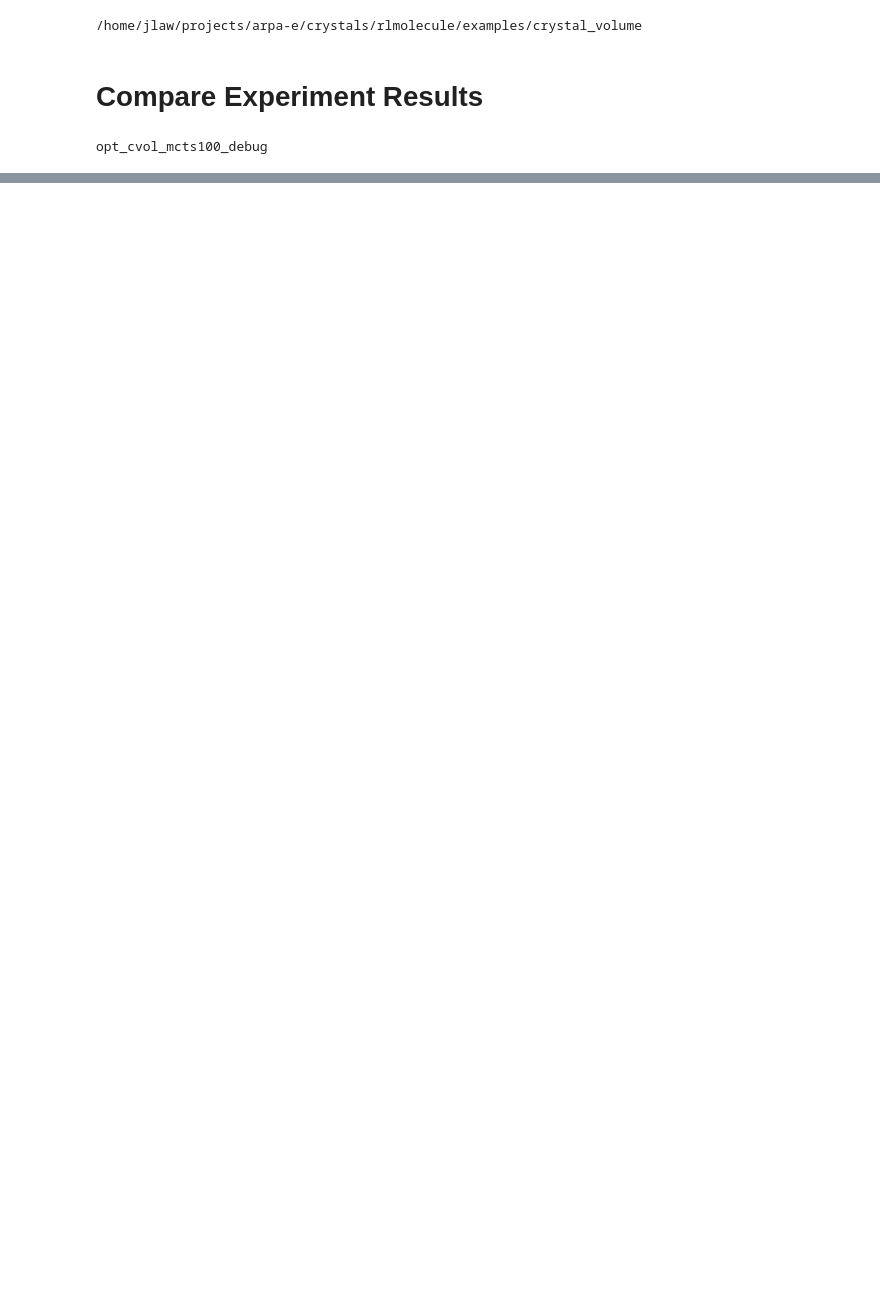
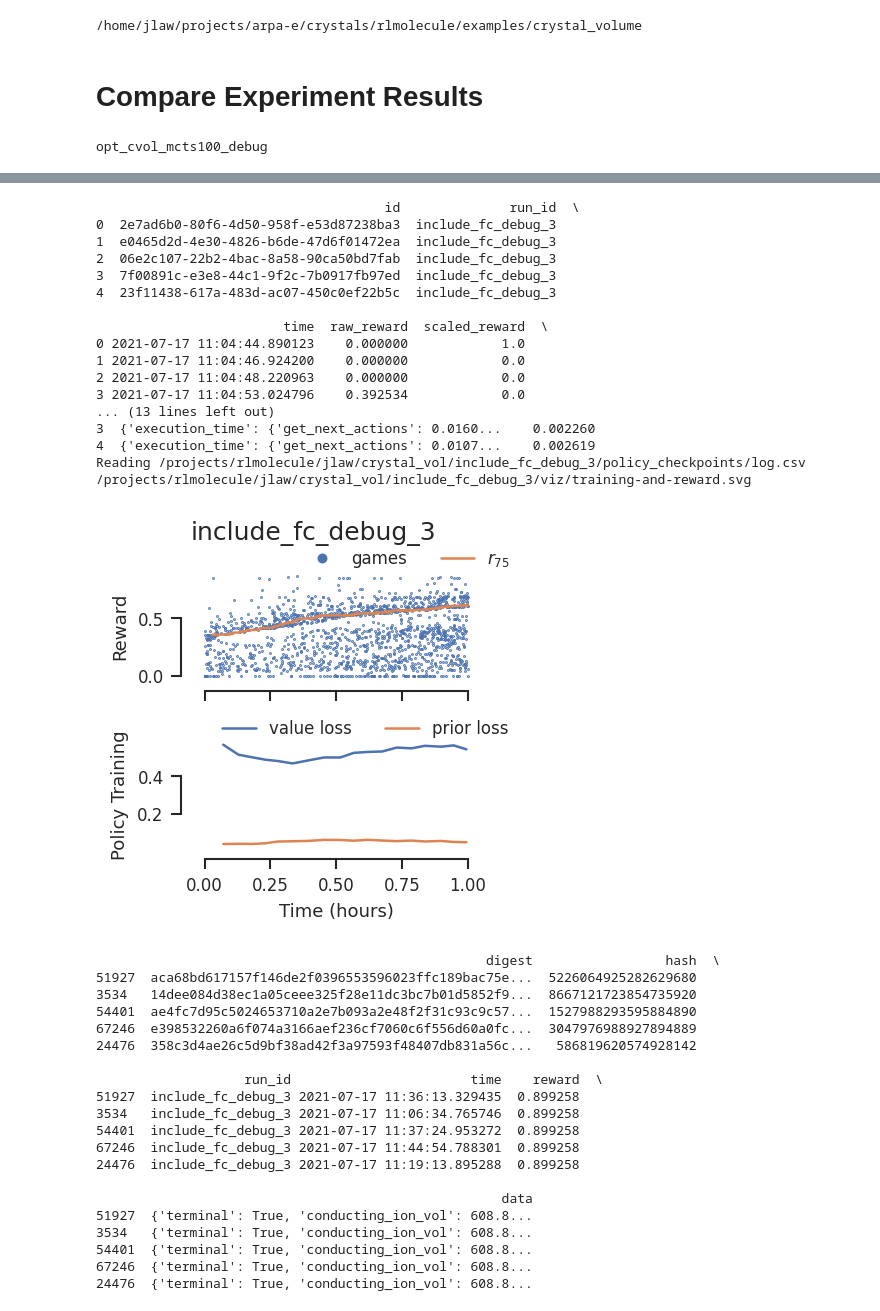
Before and after one commit to NREL/rlmolecule, a Jupyter notebook: examples/crystal_volume/notebooks/compare_experiments.ipynb, the cells around one changed output, grey strips where cells are left out. Saved outputs shown, nothing was run; the diff lists cells and outputs as text; code cells hidden in the pictures; blank space fills up the shorter version.

```diff
--- a/examples/crystal_volume/notebooks/compare_experiments.ipynb
+++ b/examples/crystal_volume/notebooks/compare_experiments.ipynb
@@ -227,0 +271,43 @@ df_state.head()
+# %%
+run_id = "include_fc_debug_3"
+df_rew = main_results(run_id, session)
+df_rew.head(3)
+# %% [output]
+                                     id              run_id  \
+0  2e7ad6b0-80f6-4d50-958f-e53d87238ba3  include_fc_debug_3
+1  e0465d2d-4e30-4826-b6de-47d6f01472ea  include_fc_debug_3
+2  06e2c107-22b2-4bac-8a58-90ca50bd7fab  include_fc_debug_3
+3  7f00891c-e3e8-44c1-9f2c-7b0917fb97ed  include_fc_debug_3
+4  23f11438-617a-483d-ac07-450c0ef22b5c  include_fc_debug_3
+
+                        time  raw_reward  scaled_reward  \
+0 2021-07-17 11:04:44.890123    0.000000            1.0
+1 2021-07-17 11:04:46.924200    0.000000            0.0
+2 2021-07-17 11:04:48.220963    0.000000            0.0
+3 2021-07-17 11:04:53.024796    0.392534            0.0
+... (13 lines left out)
+3  {'execution_time': {'get_next_actions': 0.0160...    0.002260
+4  {'execution_time': {'get_next_actions': 0.0107...    0.002619
+Reading /projects/rlmolecule/jlaw/crystal_vol/include_fc_debug_3/policy_checkpoints/log.csv
+/projects/rlmolecule/jlaw/crystal_vol/include_fc_debug_3/viz/training-and-reward.svg
+[figure, added]
+                                                  digest                 hash  \
+51927  aca68bd617157f146de2f0396553596023ffc189bac75e...  5226064925282629680
+3534   14dee084d38ec1a05ceee325f28e11dc3bc7b01d5852f9...  8667121723854735920
+54401  ae4fc7d95c5024653710a2e7b093a2e48f2f31c93c9c57...  1527988293595884890
+67246  e398532260a6f074a3166aef236cf7060c6f556d60a0fc...  3047976988927894889
+24476  358c3d4ae26c5d9bf38ad42f3a97593f48407db831a56c...   586819620574928142
+
+                   run_id                       time    reward  \
+51927  include_fc_debug_3 2021-07-17 11:36:13.329435  0.899258
+3534   include_fc_debug_3 2021-07-17 11:06:34.765746  0.899258
+54401  include_fc_debug_3 2021-07-17 11:37:24.953272  0.899258
+67246  include_fc_debug_3 2021-07-17 11:44:54.788301  0.899258
+24476  include_fc_debug_3 2021-07-17 11:19:13.895288  0.899258
+
+                                                    data
+51927  {'terminal': True, 'conducting_ion_vol': 608.8...
+3534   {'terminal': True, 'conducting_ion_vol': 608.8...
+54401  {'terminal': True, 'conducting_ion_vol': 608.8...
+67246  {'terminal': True, 'conducting_ion_vol': 608.8...
+24476  {'terminal': True, 'conducting_ion_vol': 608.8...
```
Also changed, not shown: parts of 18 cells of this notebook, 3 other files.
